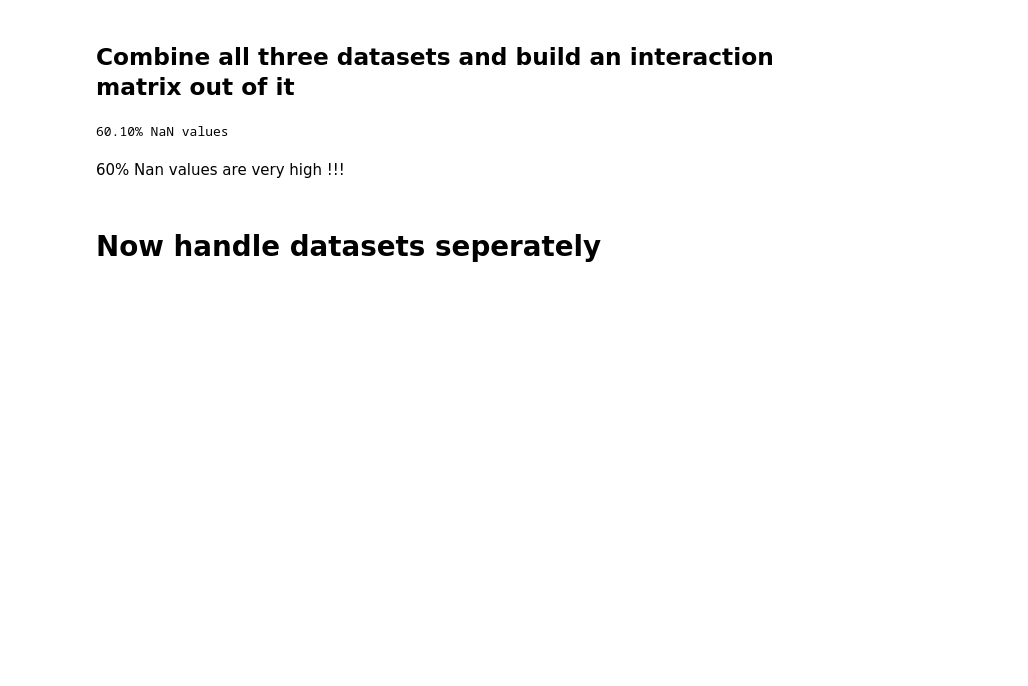
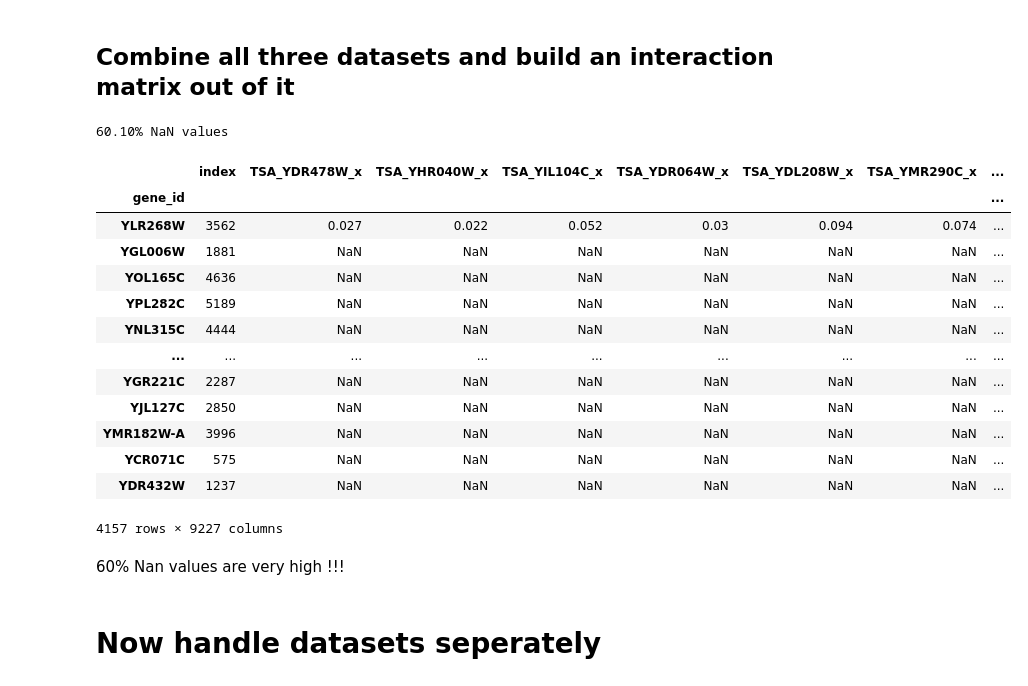
Before and after one commit to egekurt123/yeast_gene_interactions, a Jupyter notebook: data_wrangling/Interactions_data_cleaning.ipynb, the cells around one changed output. Saved outputs shown, nothing was run; the diff lists cells and outputs as text; code cells hidden in the pictures; blank space fills up the shorter version.

```diff
--- a/data_wrangling/Interactions_data_cleaning.ipynb
+++ b/data_wrangling/Interactions_data_cleaning.ipynb
@@ -137,3 +146,20 @@ print(f"{GxG.isnull().sum().sum() / (GxG.shape[0]*GxG.shape[1]) * 100:.2f}% NaN
+# %%
+remove_duplicates(GxG)
+# %% [output]
+|  | index | TSA_YDR478W_x | TSA_YHR040W_x | TSA_YIL104C_x | TSA_YDR064W_x | TSA_YDL208W_x | TSA_YMR290C_x | ... |
+| gene_id |  |  |  |  |  |  |  | ... |
+| YLR268W | 3562 | 0.027 | 0.022 | 0.052 | 0.03 | 0.094 | 0.074 | ... |
+| YGL006W | 1881 | NaN | NaN | NaN | NaN | NaN | NaN | ... |
+| YOL165C | 4636 | NaN | NaN | NaN | NaN | NaN | NaN | ... |
+| YPL282C | 5189 | NaN | NaN | NaN | NaN | NaN | NaN | ... |
+| YNL315C | 4444 | NaN | NaN | NaN | NaN | NaN | NaN | ... |
+| ... | ... | ... | ... | ... | ... | ... | ... | ... |
+| YGR221C | 2287 | NaN | NaN | NaN | NaN | NaN | NaN | ... |
+| YJL127C | 2850 | NaN | NaN | NaN | NaN | NaN | NaN | ... |
+| YMR182W-A | 3996 | NaN | NaN | NaN | NaN | NaN | NaN | ... |
+| YCR071C | 575 | NaN | NaN | NaN | NaN | NaN | NaN | ... |
+| YDR432W | 1237 | NaN | NaN | NaN | NaN | NaN | NaN | ... |
+4157 rows × 9227 columns
 # %% [markdown]
 60% Nan values are very high !!!
 # %% [markdown]
```
Also changed, not shown: parts of 2 cells of this notebook, 1 other file.
